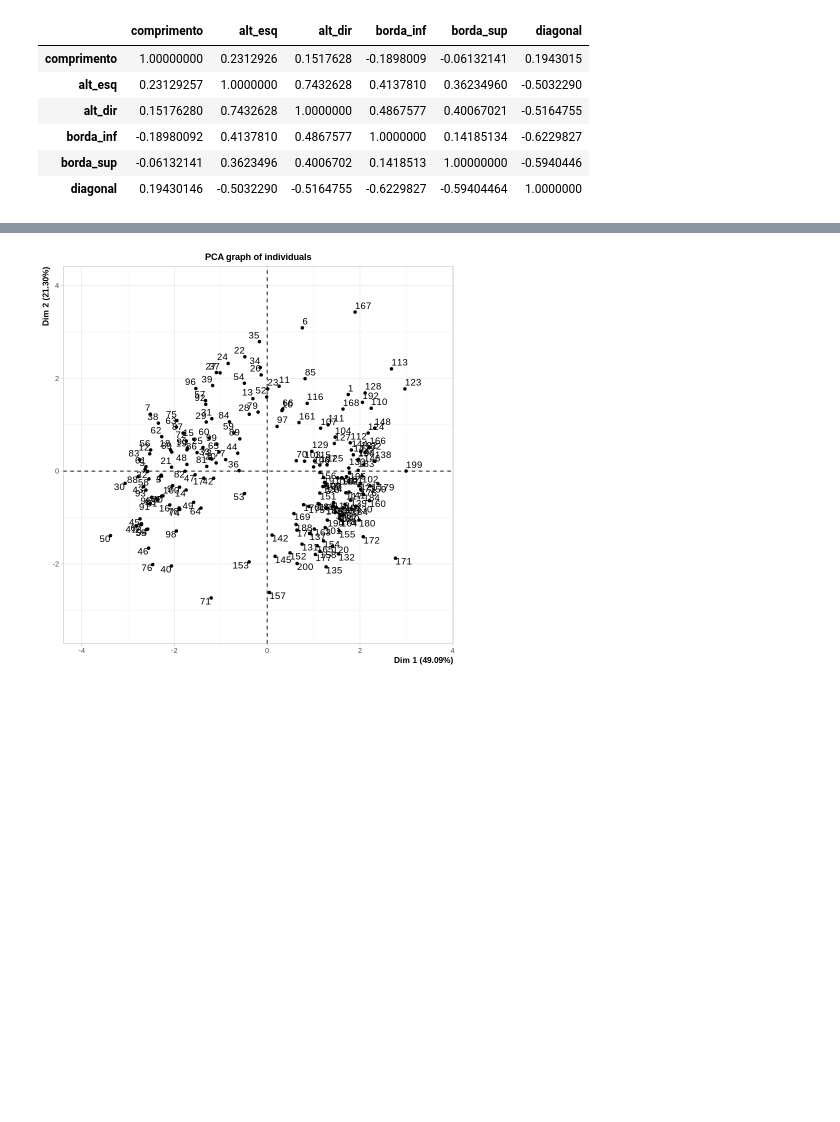
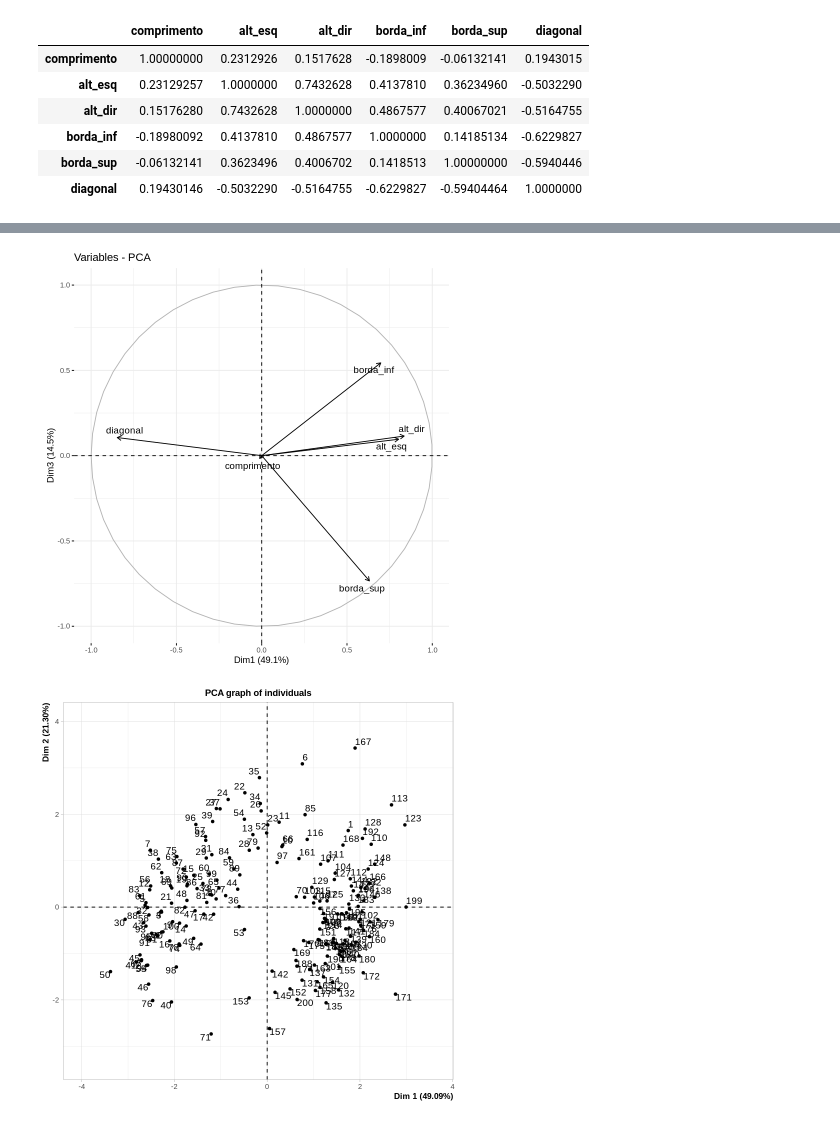
Before and after one commit to ctruciosm/BasicStats, a Jupyter notebook: ACP_ME731.ipynb, the cells around one changed output, grey strips where cells are left out. Saved outputs shown, nothing was run; the diff lists cells and outputs as text; code cells hidden in the pictures; blank space fills up the shorter version.

```diff
--- a/ACP_ME731.ipynb
+++ b/ACP_ME731.ipynb
@@ -261,3 +266,7 @@ A matrix: 6 × 6 of type dbl
+# %%
+fviz_pca_var(pca_cor, repel = TRUE, axes = c(1, 3))
+# %% [output]
+[figure, added]
 # %%
 plot(pca_cor)
 # %% [output]
```
Also changed, not shown: parts of 22 cells of this notebook.
